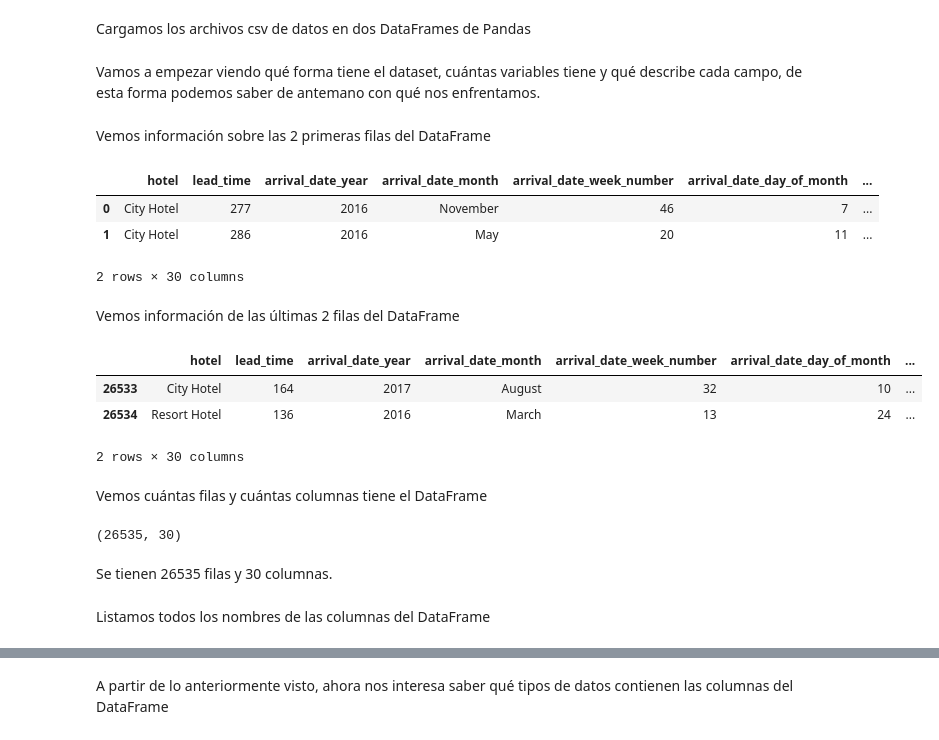
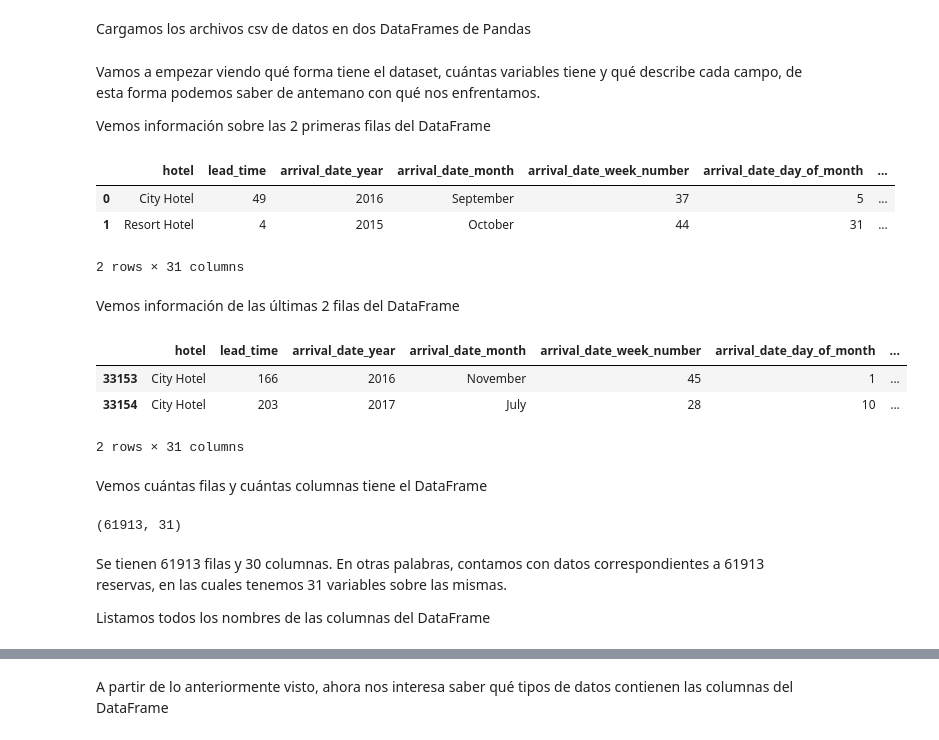
Before and after one commit to juanignaciogiacobbe/7506R-2C2023-GRUPO15, a Jupyter notebook: 7506R_TP1_GRUPO15_CHP1_ENTREGA.ipynb, the cells around one changed output, grey strips where cells are left out. Saved outputs shown, nothing was run; the diff lists cells and outputs as text; code cells hidden in the pictures.

Commit message:
Agregando analisis de variables

```diff
--- a/7506R_TP1_GRUPO15_CHP1_ENTREGA.ipynb
+++ b/7506R_TP1_GRUPO15_CHP1_ENTREGA.ipynb
@@ -17,36 +27,36 @@ import numpy as np
 # %% [markdown]
 Cargamos los archivos csv de datos en dos DataFrames de Pandas
 # %%
-ds_hoteles_test = pd.read_csv('./7506R-2C2023-GRUPO15/hotels_test.csv')
-ds_hoteles_train = pd.read_csv('./7506R-2C2023-GRUPO15/hotels_train.csv')
+ds_hoteles_test = pd.read_csv('./hotels_test.csv')
+ds_hoteles_train = pd.read_csv('./hotels_train.csv')
 # %% [markdown]
 Vamos a empezar viendo qué forma tiene el dataset, cuántas variables tiene y qué describe cada campo, de esta forma podemos saber de antemano con qué nos enfrentamos.
+
+Vemos información sobre las 2 primeras filas del DataFrame
-# %% [markdown]
-Vemos información sobre las 2 primeras filas del DataFrame
 # %%
-ds_hoteles_test.head(2)
+ds_hoteles_train.head(2)
 # %% [output]
 |  | hotel | lead_time | arrival_date_year | arrival_date_month | arrival_date_week_number | arrival_date_day_of_month | ... |
-| 0 | City Hotel | 277 | 2016 | November | 46 | 7 | ... |
-| 1 | City Hotel | 286 | 2016 | May | 20 | 11 | ... |
+| 0 | City Hotel | 49 | 2016 | September | 37 | 5 | ... |
+| 1 | Resort Hotel | 4 | 2015 | October | 44 | 31 | ... |
-2 rows × 30 columns
+2 rows × 31 columns
 # %% [markdown]
 Vemos información de las últimas 2 filas del DataFrame
 # %%
-ds_hoteles_test.tail(2)
+ds_hoteles_train.tail(2)
 # %% [output]
 |  | hotel | lead_time | arrival_date_year | arrival_date_month | arrival_date_week_number | arrival_date_day_of_month | ... |
-| 26533 | City Hotel | 164 | 2017 | August | 32 | 10 | ... |
-| 26534 | Resort Hotel | 136 | 2016 | March | 13 | 24 | ... |
+| 33153 | City Hotel | 166 | 2016 | November | 45 | 1 | ... |
+| 33154 | City Hotel | 203 | 2017 | July | 28 | 10 | ... |
-2 rows × 30 columns
+2 rows × 31 columns
 # %% [markdown]
 Vemos cuántas filas y cuántas columnas tiene el DataFrame
 # %%
-ds_hoteles_test.shape
+ds_hoteles_train.shape
 # %% [output]
-(26535, 30)
+(61913, 31)
-# %% [markdown]
-Se tienen 26535 filas y 30 columnas.
-# %% [markdown]
-Listamos todos los nombres de las columnas del DataFrame
+# %% [markdown]
+Se tienen 61913 filas y 30 columnas. En otras palabras, contamos con datos correspondientes a 61913 reservas, en las cuales tenemos 31 variables sobre las mismas.
+
+Listamos todos los nombres de las columnas del DataFrame
 # %%
```
Also changed, not shown: parts of 174 cells of this notebook.
